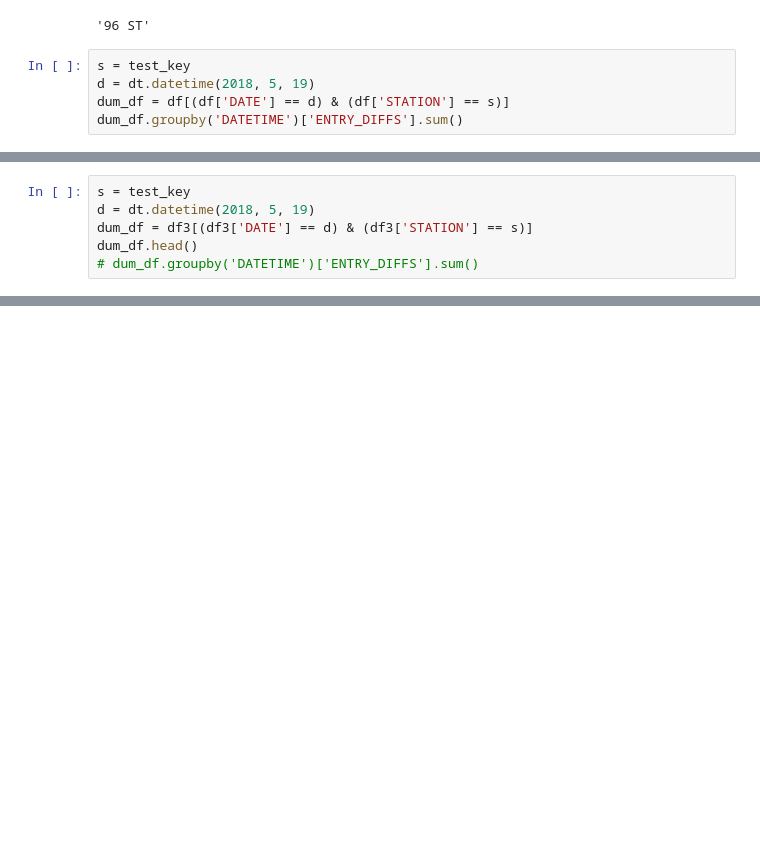
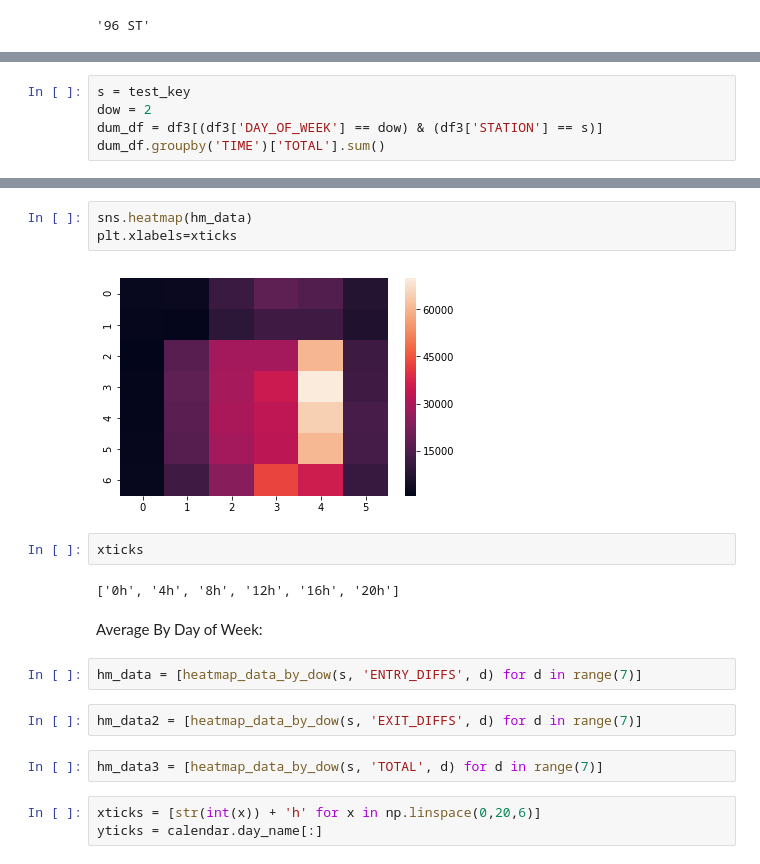
Before and after one commit to luketibbott/benson, a Jupyter notebook: benson_EDA-KF.ipynb, the cells around one changed output, grey strips where cells are left out. Cells and saved outputs as stored; diff of their text form; blank space fills up the shorter version.

Commit message:
array of heatmaps

```diff
--- a/benson_EDA-KF.ipynb
+++ b/benson_EDA-KF.ipynb
@@ -191,8 +188,3 @@ test_key = list(highest_vol)[0:1][0]
 test_key
 # %% [output]
 '96 ST'
-# %%
-s = test_key
-d = dt.datetime(2018, 5, 19)
-dum_df = df[(df['DATE'] == d) & (df['STATION'] == s)]
-dum_df.groupby('DATETIME')['ENTRY_DIFFS'].sum()
@@ -214,7 +191,6 @@ Name: ENTRY_DIFFS, dtype: float64
 # %%
 s = test_key
-d = dt.datetime(2018, 5, 19)
-dum_df = df3[(df3['DATE'] == d) & (df3['STATION'] == s)]
-dum_df.head()
-# dum_df.groupby('DATETIME')['ENTRY_DIFFS'].sum()
+dow = 2
+dum_df = df3[(df3['DAY_OF_WEEK'] == dow) & (df3['STATION'] == s)]
+dum_df.groupby('TIME')['TOTAL'].sum()
 # %% [output]
@@ -259,0 +218,20 @@ hm_data
+# %%
+sns.heatmap(hm_data)
+plt.xlabels=xticks
+# %% [output]
+[figure, added]
+# %%
+xticks
+# %% [output]
+['0h', '4h', '8h', '12h', '16h', '20h']
+# %% [markdown]
+Average By Day of Week:
+# %%
+hm_data = [heatmap_data_by_dow(s, 'ENTRY_DIFFS', d) for d in range(7)]
+# %%
+hm_data2 = [heatmap_data_by_dow(s, 'EXIT_DIFFS', d) for d in range(7)]
+# %%
+hm_data3 = [heatmap_data_by_dow(s, 'TOTAL', d) for d in range(7)]
+# %%
+xticks = [str(int(x)) + 'h' for x in np.linspace(0,20,6)]
+yticks = calendar.day_name[:]
```
Also changed, not shown: parts of 23 cells of this notebook.
